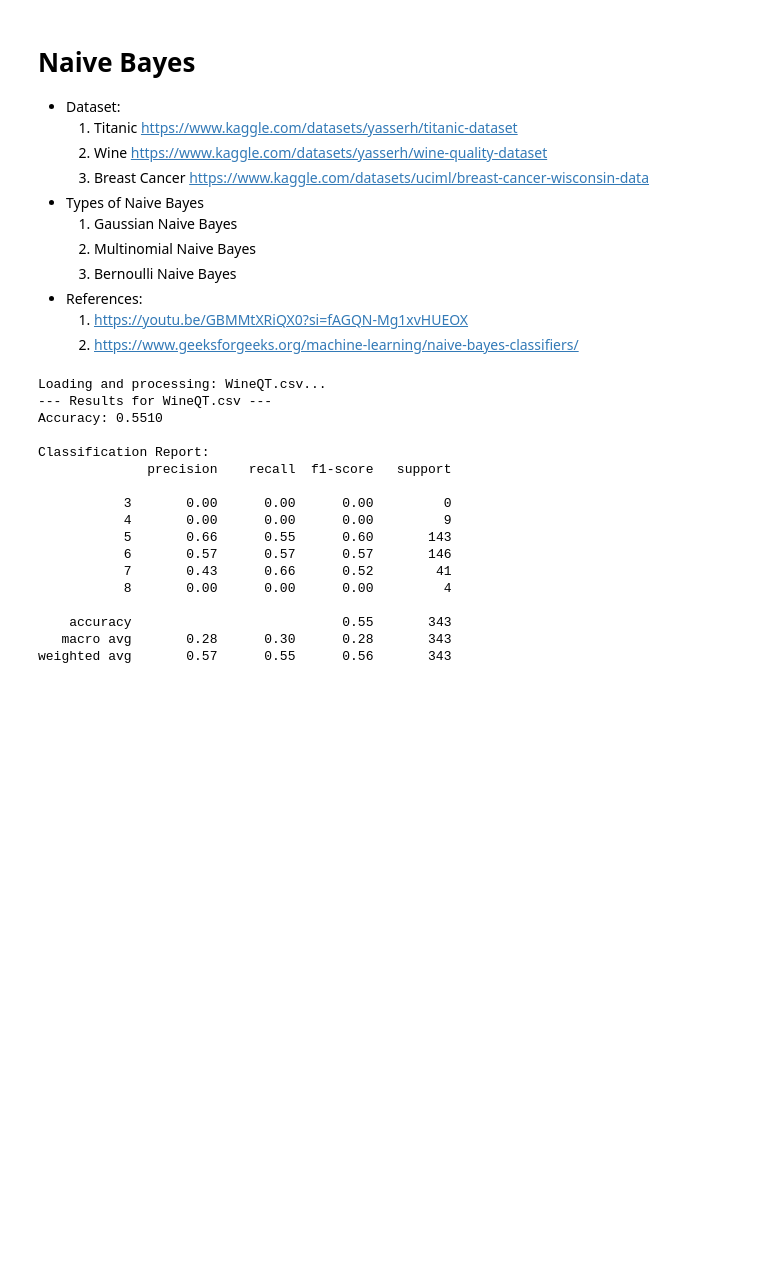
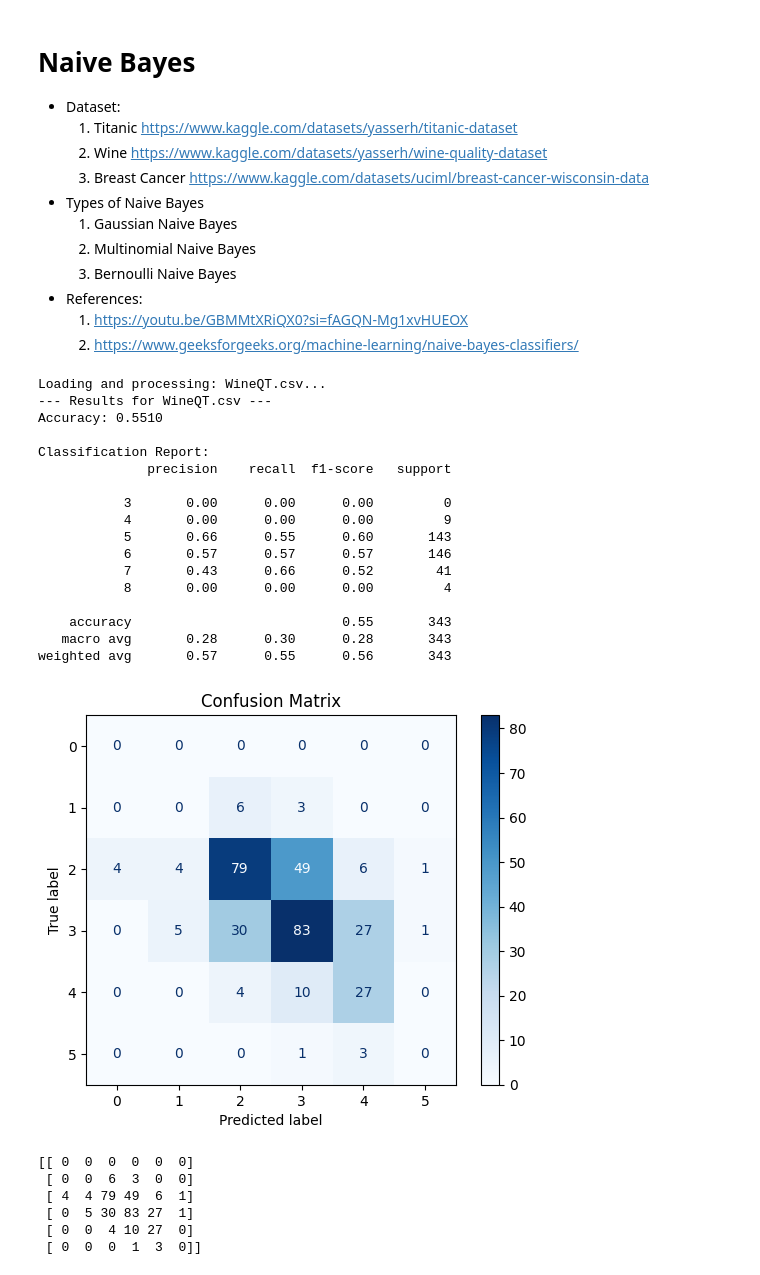
Before and after one commit to laibanadeem1/ML-Internship, a Jupyter notebook: NaiveBayes.ipynb, the cells around one changed output. Saved outputs shown, nothing was run; the diff lists cells and outputs as text; code cells hidden in the pictures; blank space fills up the shorter version.

Commit message:
Added confusion matrices

```diff
--- a/NaiveBayes.ipynb
+++ b/NaiveBayes.ipynb
@@ -20,8 +20,13 @@ from sklearn.preprocessing import StandardScaler, OneHotEncoder
 from sklearn.metrics import accuracy_score, classification_report
 from sklearn.naive_bayes import GaussianNB
 from sklearn.pipeline import Pipeline
+import matplotlib.pyplot as plt
+from sklearn.metrics import ConfusionMatrixDisplay
 
-def run_generic_naive_bayes(file_path, target_col, cols_to_drop=None):
+from sklearn.metrics import confusion_matrix, ConfusionMatrixDisplay
+import matplotlib.pyplot as plt
+
+def run_naive_bayes(file_path, target_col, cols_to_drop=None):
     print(f"Loading and processing: {file_path}...")
 
     #load dataset
@@ -80,28 +85,49 @@ def run_generic_naive_bayes(file_path, target_col, cols_to_drop=None):
     print("Classification Report:")
     print(classification_report(y_test, predictions, zero_division=0))
 
+        #Confusion Matrix
+    #Create confusion matrix
+    cm = confusion_matrix(y_test, predictions)
+
+    #Plot it
+    disp = ConfusionMatrixDisplay(confusion_matrix=cm)
+    disp.plot(cmap="Blues")
+
+    plt.title("Confusion Matrix")
+    plt.show()
+
+    cm = confusion_matrix(y_test, predictions)
+    print(cm)
+
     return nb_pipeline, predictions, y_test
 # %%
-wine_model, wine_preds, wine_actual = run_generic_naive_bayes(
+wine_model, wine_preds, wine_actual = run_naive_bayes(
     file_path='WineQT.csv',
     target_col='quality'
 )
 # %% [output]
 Loading and processing: WineQT.csv...
 --- Results for WineQT.csv ---
 Accuracy: 0.5510
 
 Classification Report:
               precision    recall  f1-score   support
 
            3       0.00      0.00      0.00         0
            4       0.00      0.00      0.00         9
            5       0.66      0.55      0.60       143
            6       0.57      0.57      0.57       146
            7       0.43      0.66      0.52        41
            8       0.00      0.00      0.00         4
 
     accuracy                           0.55       343
    macro avg       0.28      0.30      0.28       343
 weighted avg       0.57      0.55      0.56       343
+[figure, added]
+[[ 0  0  0  0  0  0]
+ [ 0  0  6  3  0  0]
+ [ 4  4 79 49  6  1]
+ [ 0  5 30 83 27  1]
+ [ 0  0  4 10 27  0]
+ [ 0  0  0  1  3  0]]
 # %%
```
Also changed, not shown: parts of 2 cells of this notebook, 2 other files.
